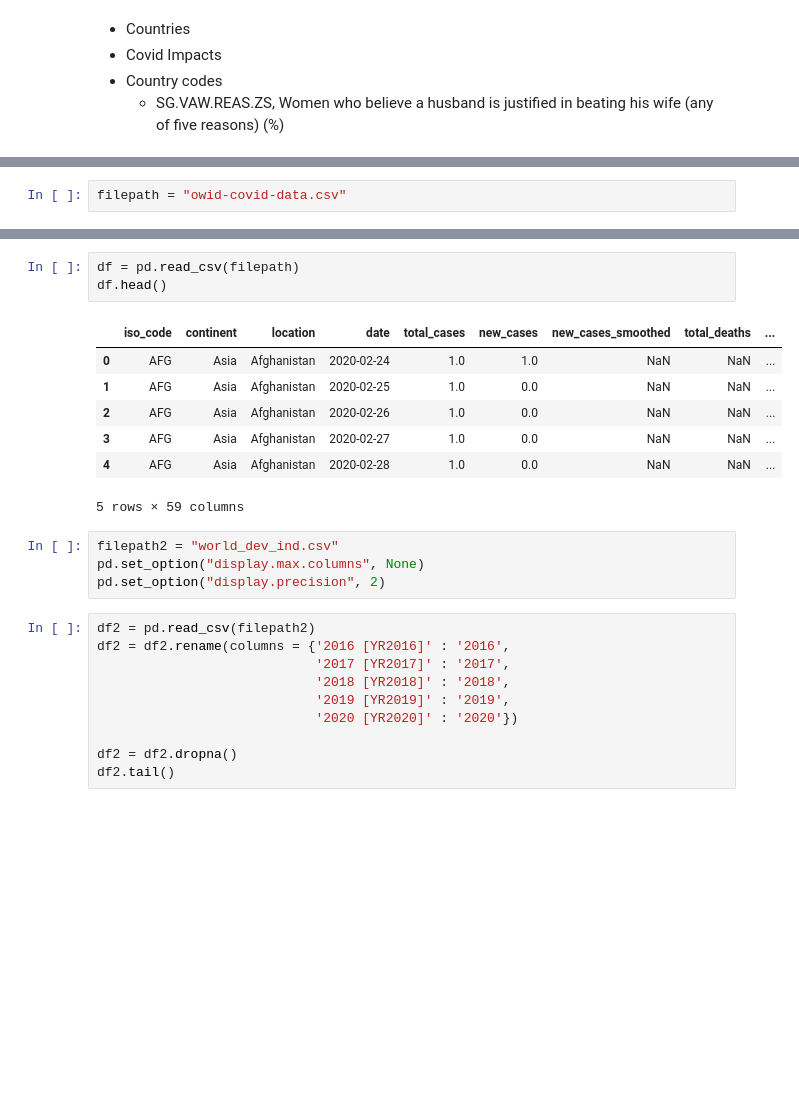
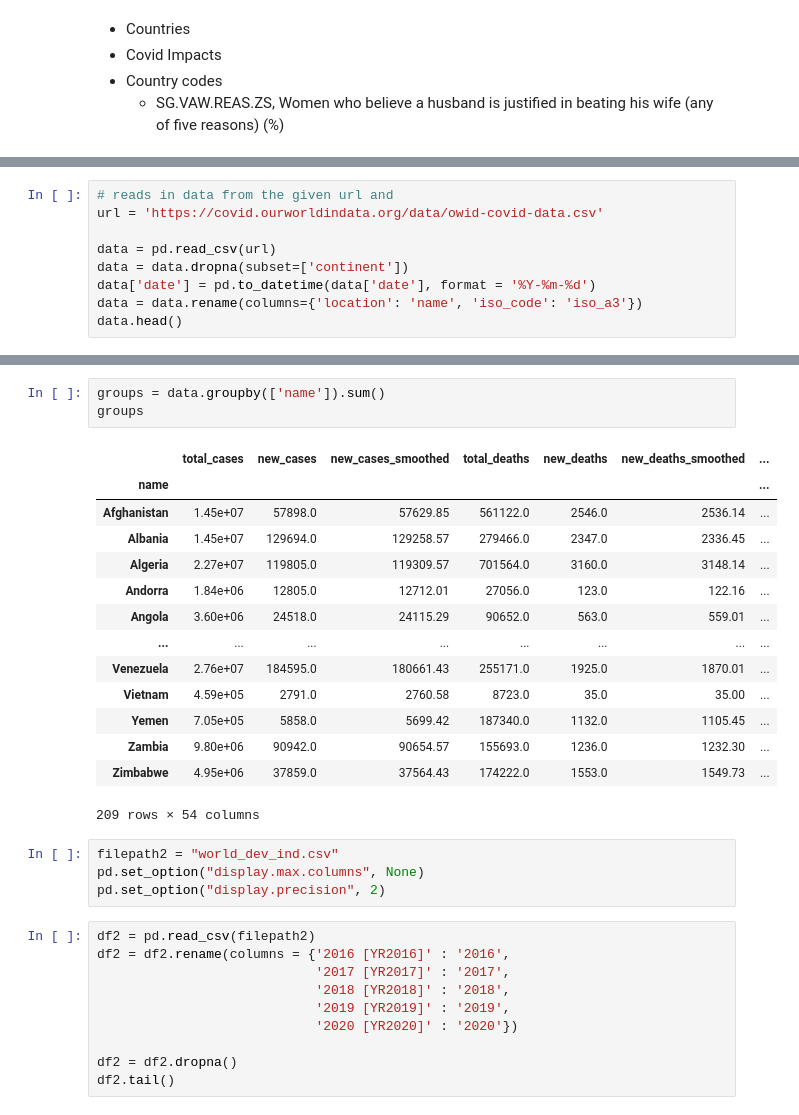
Before and after one commit to jonvolfson/DS2500Project, a Jupyter notebook: Testfile.ipynb, the cells around one changed output, grey strips where cells are left out. Drawn from its saved outputs; the diff is of its cells as text; blank space fills up the shorter version.

```diff
--- a/Testfile.ipynb
+++ b/Testfile.ipynb
@@ -12,2 +12,9 @@ import seaborn as sns
 # %%
-filepath = "owid-covid-data.csv"
+# reads in data from the given url and
+url = 'https://covid.ourworldindata.org/data/owid-covid-data.csv'
+
+data = pd.read_csv(url)
+data = data.dropna(subset=['continent'])
+data['date'] = pd.to_datetime(data['date'], format = '%Y-%m-%d')
+data = data.rename(columns={'location': 'name', 'iso_code': 'iso_a3'})
+data.head()
@@ -14,18 +28,25 @@ filepath = "owid-covid-data.csv"
 # %%
-df = pd.read_csv(filepath)
-df.head()
+groups = data.groupby(['name']).sum()
+groups
 # %% [output]
-|  | iso_code | continent | location | date | total_cases | new_cases | new_cases_smoothed | total_deaths | ... |
-| 0 | AFG | Asia | Afghanistan | 2020-02-24 | 1.0 | 1.0 | NaN | NaN | ... |
-| 1 | AFG | Asia | Afghanistan | 2020-02-25 | 1.0 | 0.0 | NaN | NaN | ... |
-| 2 | AFG | Asia | Afghanistan | 2020-02-26 | 1.0 | 0.0 | NaN | NaN | ... |
-| 3 | AFG | Asia | Afghanistan | 2020-02-27 | 1.0 | 0.0 | NaN | NaN | ... |
-| 4 | AFG | Asia | Afghanistan | 2020-02-28 | 1.0 | 0.0 | NaN | NaN | ... |
+|  | total_cases | new_cases | new_cases_smoothed | total_deaths | new_deaths | new_deaths_smoothed | ... |
+| name |  |  |  |  |  |  | ... |
+| Afghanistan | 1.45e+07 | 57898.0 | 57629.85 | 561122.0 | 2546.0 | 2536.14 | ... |
+| Albania | 1.45e+07 | 129694.0 | 129258.57 | 279466.0 | 2347.0 | 2336.45 | ... |
+| Algeria | 2.27e+07 | 119805.0 | 119309.57 | 701564.0 | 3160.0 | 3148.14 | ... |
+| Andorra | 1.84e+06 | 12805.0 | 12712.01 | 27056.0 | 123.0 | 122.16 | ... |
+| Angola | 3.60e+06 | 24518.0 | 24115.29 | 90652.0 | 563.0 | 559.01 | ... |
+| ... | ... | ... | ... | ... | ... | ... | ... |
+| Venezuela | 2.76e+07 | 184595.0 | 180661.43 | 255171.0 | 1925.0 | 1870.01 | ... |
+| Vietnam | 4.59e+05 | 2791.0 | 2760.58 | 8723.0 | 35.0 | 35.00 | ... |
+| Yemen | 7.05e+05 | 5858.0 | 5699.42 | 187340.0 | 1132.0 | 1105.45 | ... |
+| Zambia | 9.80e+06 | 90942.0 | 90654.57 | 155693.0 | 1236.0 | 1232.30 | ... |
+| Zimbabwe | 4.95e+06 | 37859.0 | 37564.43 | 174222.0 | 1553.0 | 1549.73 | ... |
-5 rows × 59 columns
+209 rows × 54 columns
-# %%
-filepath2 = "world_dev_ind.csv"
-pd.set_option("display.max.columns", None)
-pd.set_option("display.precision", 2)
+# %%
+filepath2 = "world_dev_ind.csv"
+pd.set_option("display.max.columns", None)
+pd.set_option("display.precision", 2)
 # %%
 df2 = pd.read_csv(filepath2)
 df2 = df2.rename(columns = {'2016 [YR2016]' : '2016',
```
Also changed, not shown: parts of 3 cells of this notebook.
